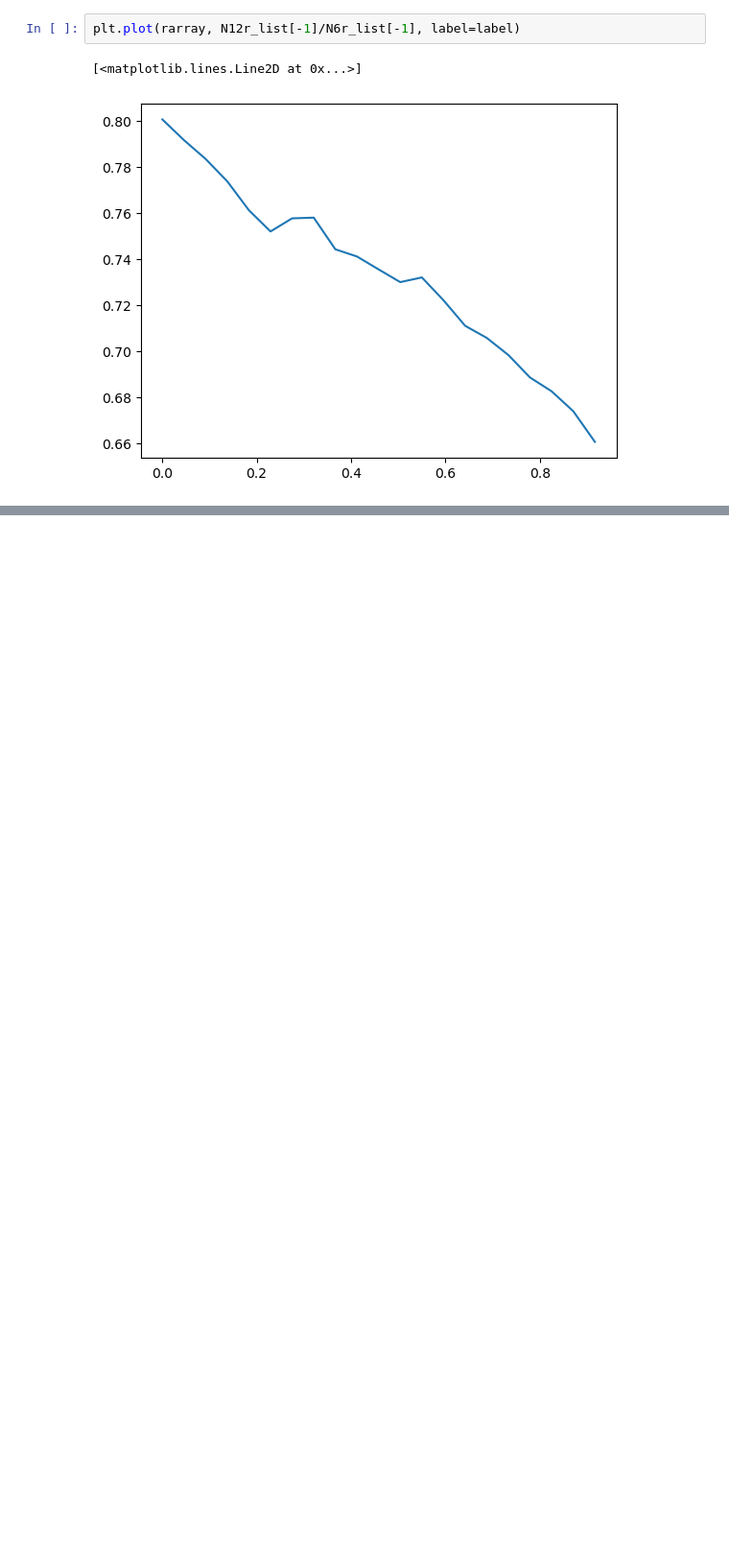
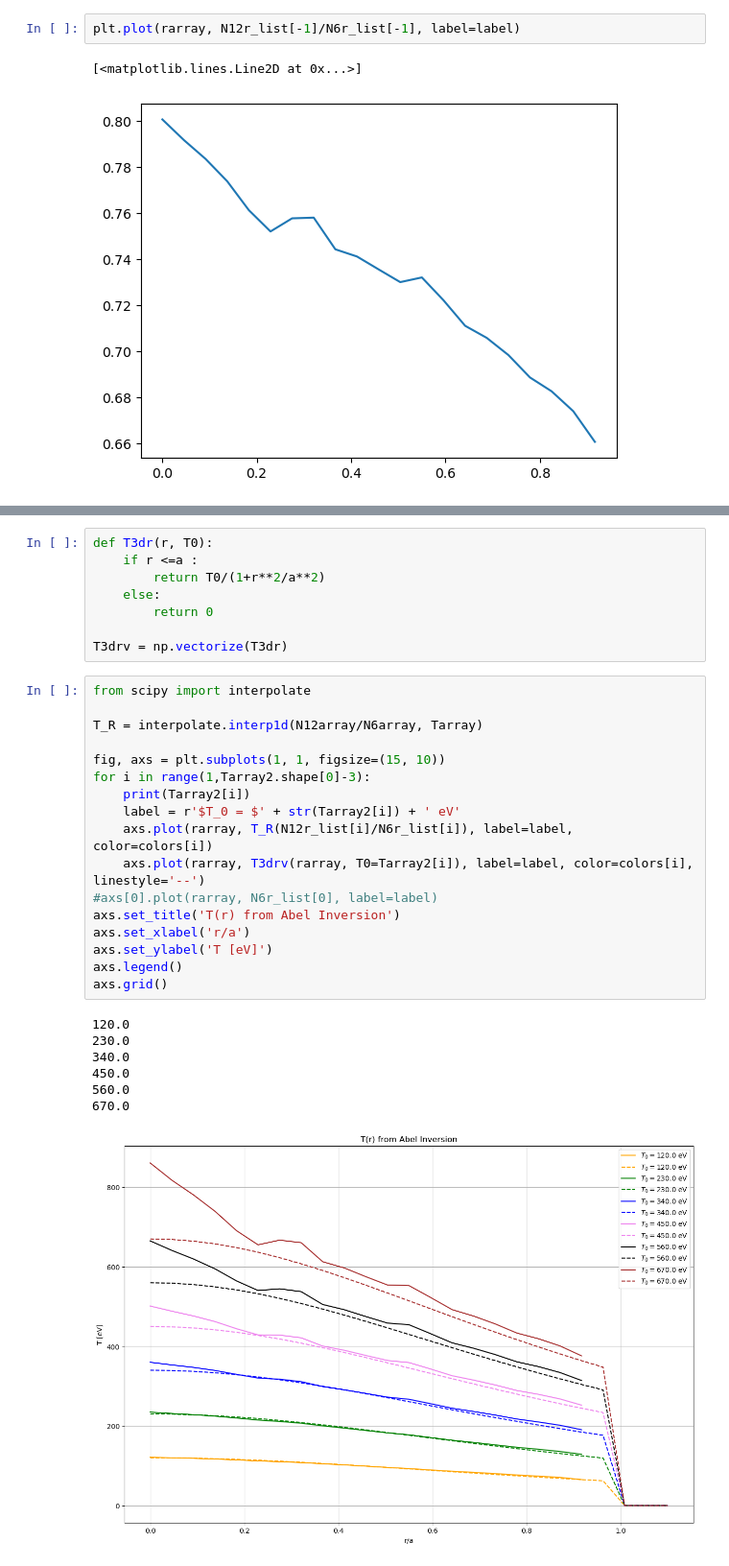
Before and after one commit to vandelij/plasma_diagnostic_hw, a Jupyter notebook: HW3.ipynb, the cells around one changed output, grey strips where cells are left out. Shown at 96% size. Saved outputs shown, nothing was run; the diff lists cells and outputs as text; blank space fills up the shorter version.

```diff
--- a/HW3.ipynb
+++ b/HW3.ipynb
@@ -516,0 +531,33 @@ plt.plot(rarray, N12r_list[-1]/N6r_list[-1], label=label)
+# %%
+def T3dr(r, T0):
+    if r <=a :
+        return T0/(1+r**2/a**2)
+    else:
+        return 0
+
+T3drv = np.vectorize(T3dr)
+# %%
+from scipy import interpolate
+
+T_R = interpolate.interp1d(N12array/N6array, Tarray)
+
+fig, axs = plt.subplots(1, 1, figsize=(15, 10))
+for i in range(1,Tarray2.shape[0]-3):
+    print(Tarray2[i])
+    label = r'$T_0 = $' + str(Tarray2[i]) + ' eV'
+    axs.plot(rarray, T_R(N12r_list[i]/N6r_list[i]), label=label, color=colors[i])
+    axs.plot(rarray, T3drv(rarray, T0=Tarray2[i]), label=label, color=colors[i], linestyle='--')
+#axs[0].plot(rarray, N6r_list[0], label=label)
+axs.set_title('T(r) from Abel Inversion')
+axs.set_xlabel('r/a')
+axs.set_ylabel('T [eV]')
+axs.legend()
+axs.grid()
+# %% [output]
+120.0
+230.0
+340.0
+450.0
+560.0
+670.0
+[figure, added]
```
Also changed, not shown: parts of 1 cell of this notebook.
